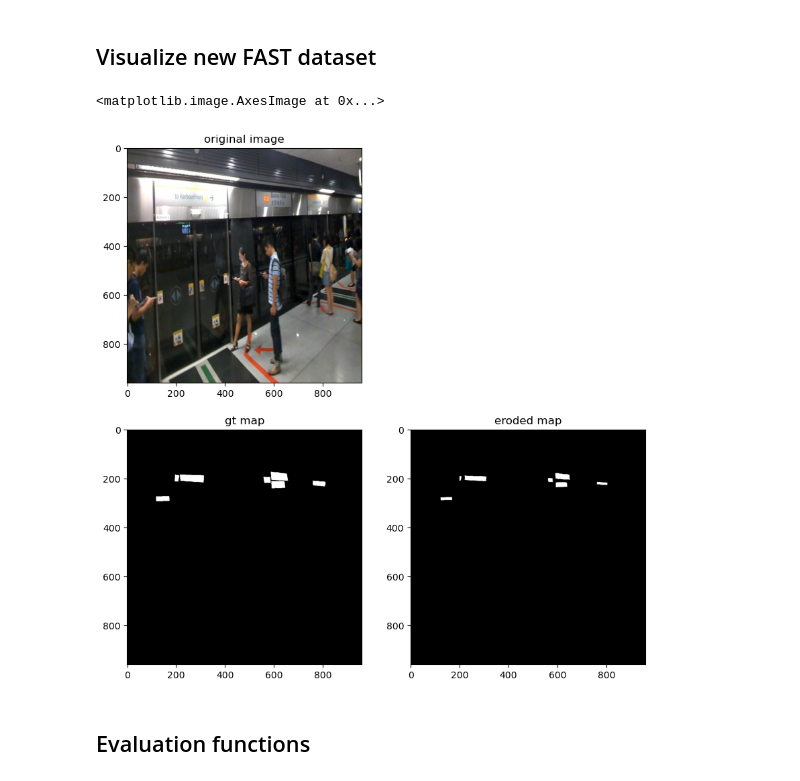
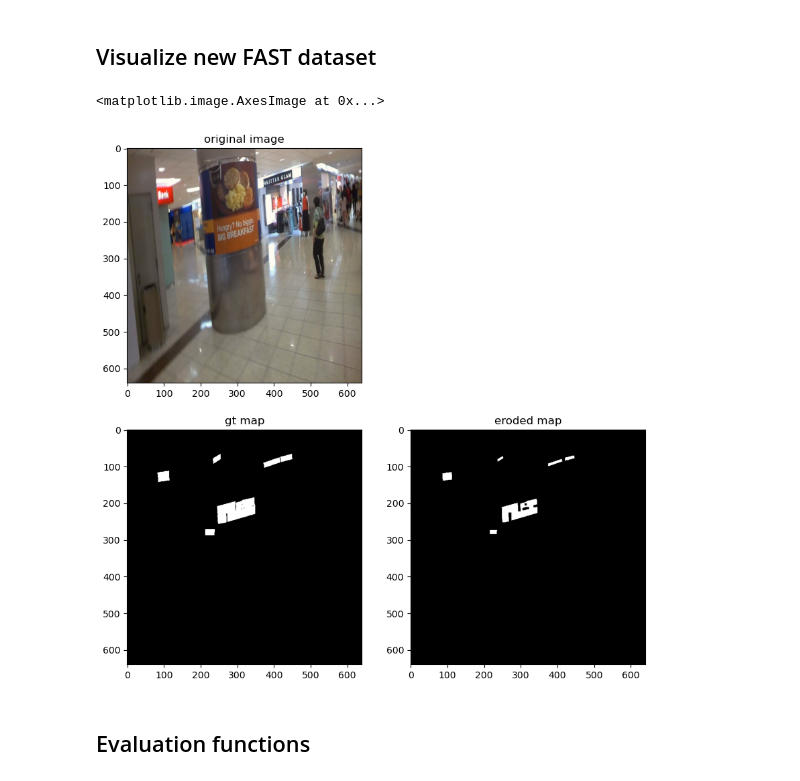
Before and after one commit to zachhendon/image-translator, a Jupyter notebook: text-detection/visualize.ipynb, the cells around one changed output. Saved outputs shown, nothing was run; the diff lists cells and outputs as text; code cells hidden in the pictures.

```diff
--- a/text-detection/visualize.ipynb
+++ b/text-detection/visualize.ipynb
@@ -21,18 +20,18 @@ dset = SimpleICDR2015Dataset('data')
 # %%
-image, maps = dset[1]
+image, maps = next(iter(val_loader))
 
 fig, axs = plt.subplots(2, 2, figsize=(10, 10))
 fig.delaxes(axs[0][1])
 
 axs[0][0].set_title('original image')
-axs[0][0].imshow(image)
+axs[0][0].imshow(((image - image.min()) / (image.max() - image.min()))[0].permute(1, 2, 0))
 axs[1][0].set_title('gt map')
-axs[1][0].imshow(maps['gt_map'], vmin=0, vmax=1, cmap='gray')
+axs[1][0].imshow(maps['gt_maps'][0].permute(1, 2, 0), vmin=0, vmax=1, cmap='gray')
 axs[1][1].set_title('eroded map')
-axs[1][1].imshow(maps['eroded_map'], vmin=0, vmax=1, cmap='gray')
+axs[1][1].imshow(maps['eroded_maps'][0].permute(1, 2, 0), vmin=0, vmax=1, cmap='gray')
 # %% [output]
 <matplotlib.image.AxesImage at 0x...>
-[figure, old version]
+[figure, new version]
 # %% [markdown]
 ## Evaluation functions
 # %%
```
Also changed, not shown: parts of 4 cells of this notebook, 3 other files.
